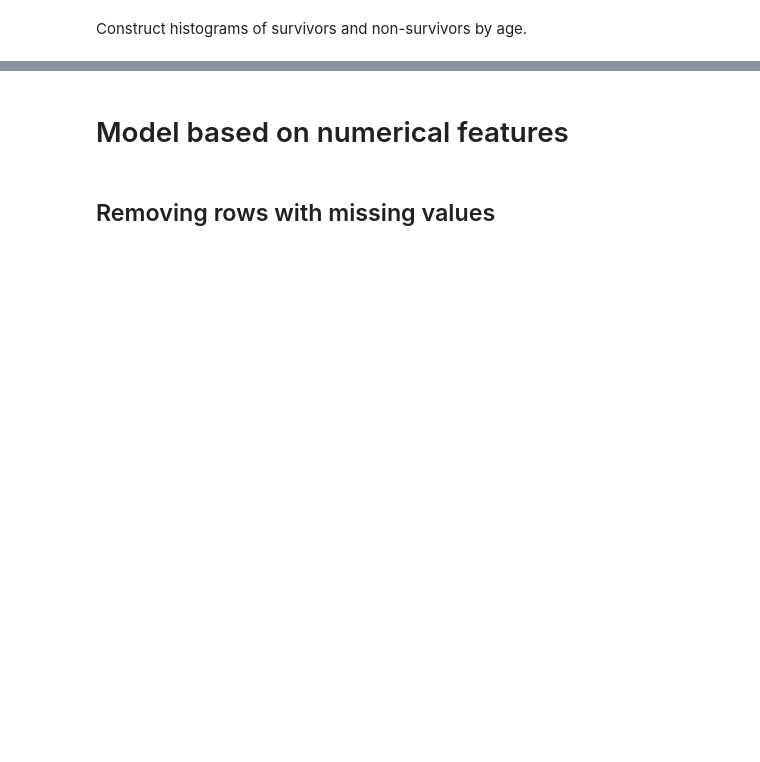
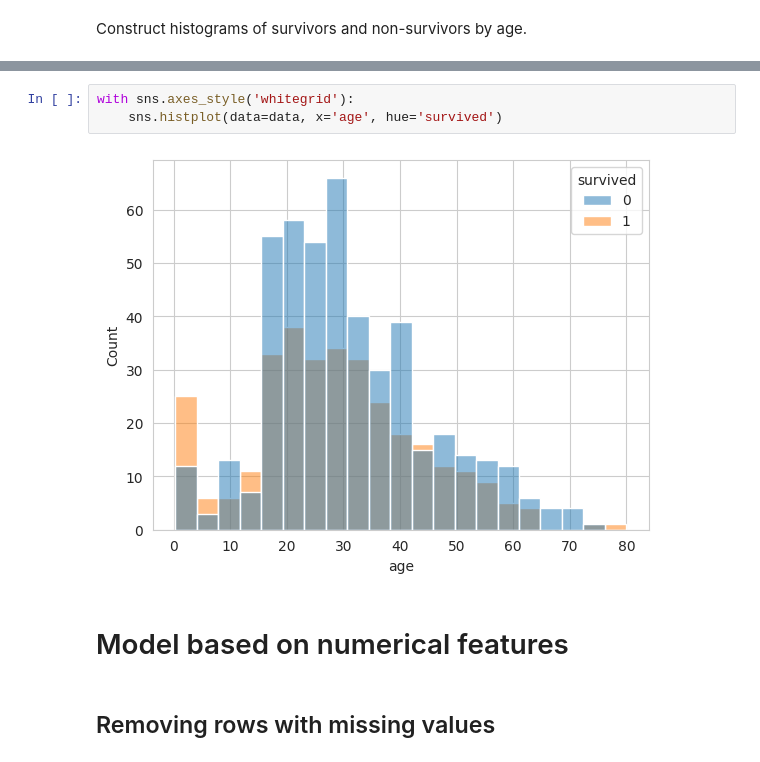
Before and after one commit to tutsilianna/Introduction_to_ML_and_Advanced_ML_Python, a Jupyter notebook: Logistic Regression/Classifiers_Logistic_Regression_|_Exercise_5.ipynb, the cells around one changed output, grey strips where cells are left out. Cells and saved outputs as stored; diff of their text form; blank space fills up the shorter version.

```diff
--- a/Logistic Regression/Classifiers_Logistic_Regression_|_Exercise_5.ipynb
+++ b/Logistic Regression/Classifiers_Logistic_Regression_|_Exercise_5.ipynb
@@ -89,3 +156,8 @@ Construct histograms of survivors and non-survivors by age.
+# %%
+with sns.axes_style('whitegrid'):
+    sns.histplot(data=data, x='age', hue='survived')
+# %% [output]
+[figure, added]
 # %% [markdown]
 # Model based on numerical features
 # %% [markdown]
```
Also changed, not shown: parts of 66 cells of this notebook.
